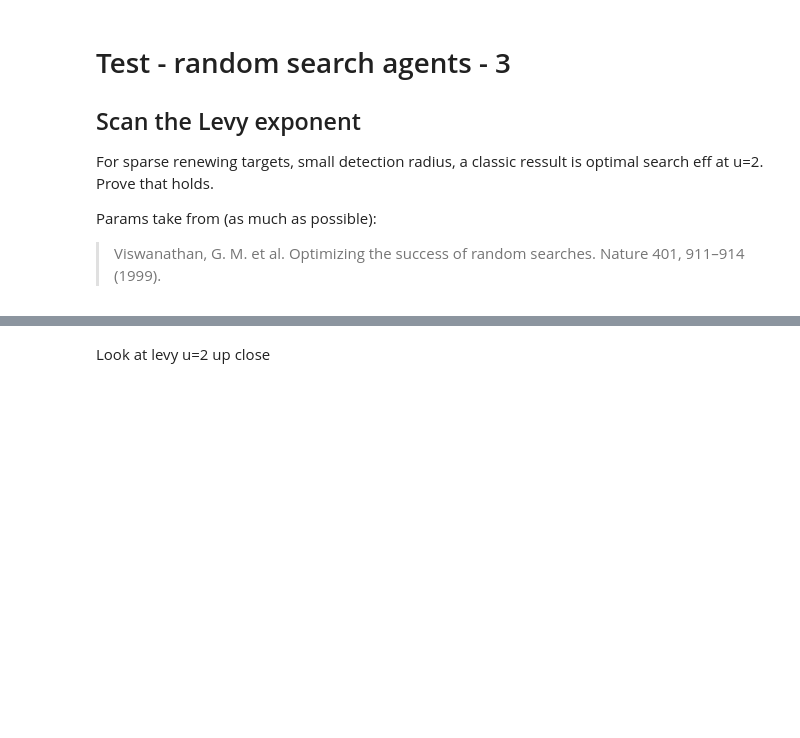
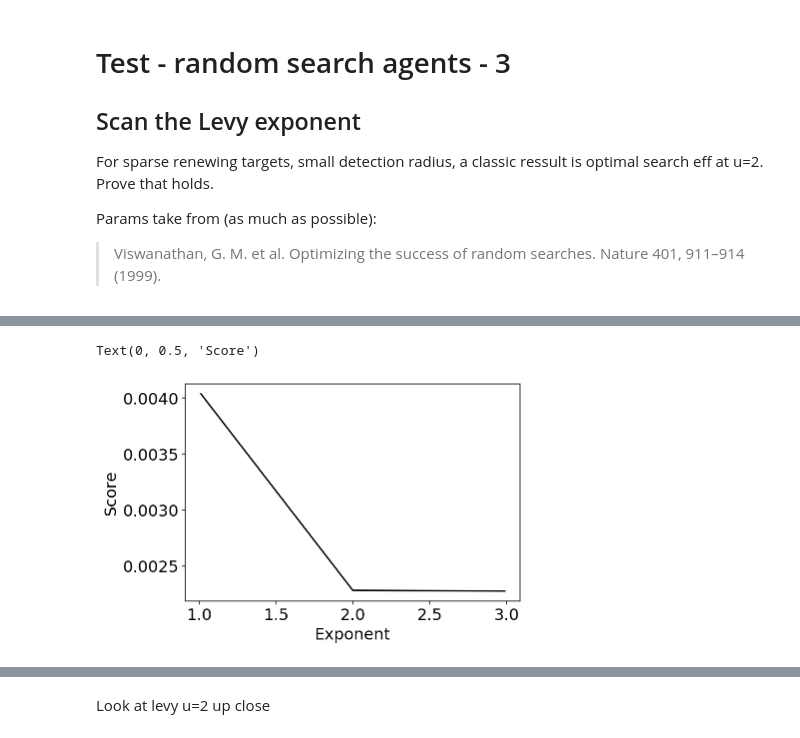
Before and after one commit to parenthetical-e/explorations-book, a Jupyter notebook: explorationlib/testing.ipynb, the cells around one changed output, grey strips where cells are left out. Cells and saved outputs as stored; diff of their text form; code cells hidden in the pictures; blank space fills up the shorter version.

```diff
--- a/explorationlib/testing.ipynb
+++ b/explorationlib/testing.ipynb
@@ -271,8 +276,8 @@ plot_targets2d(env, boundary=target_boundary, title="Environment")
 [interactive output not drawn]
 # %%
 # Run params
-norm = 10
-num_experiments = 1
+norm = 50
+num_experiments = 20
 num_steps = 1000
 seed = None
 
@@ -300,7 +305,7 @@ for x in exponents:
 
     # Measure
     exp_data = load(exp_name)
-    scores.append(average_reward(exp_data))
+    scores.append(search_efficient(exp_data))
 
     # Progress
     print(x, summary2d(exp_data))
@@ -322,6 +316,9 @@ KeyboardInterrupt:
 [interactive output not drawn]
 # %%
 # Vis
-plt.plot(exponents, scores)
+plt.plot(exponents, scores, color="black")
 plt.xlabel("Exponent")
-plt.xlabel("Search eff.")
+plt.ylabel("Score")
+# %% [output]
+Text(0, 0.5, 'Score')
+[figure, added]
```
Also changed, not shown: parts of 7 cells of this notebook, 1 other file.
